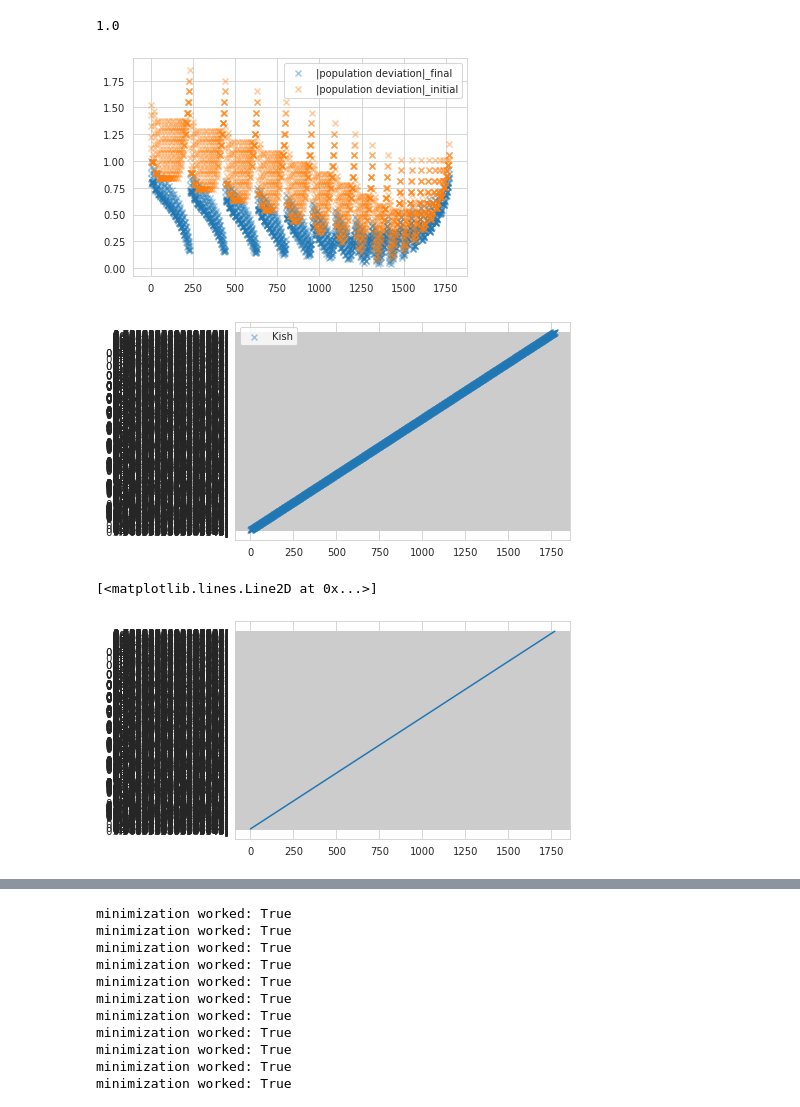
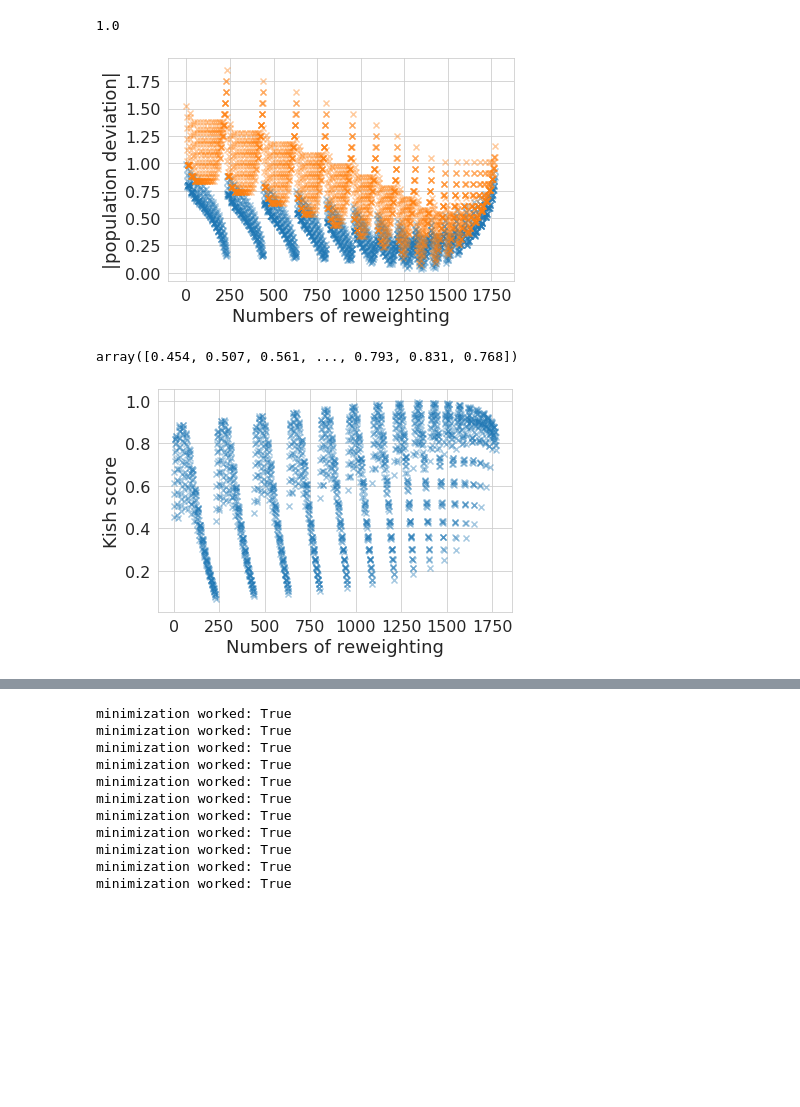
Before and after one commit to jiaqizhu-git/Jiaqi_script, a Jupyter notebook: reweight.nb.all.ipynb, the cells around one changed output, grey strips where cells are left out. Drawn from its saved outputs; the diff is of its cells as text; code cells hidden in the pictures; blank space fills up the shorter version.

```diff
--- a/reweight.nb.all.ipynb
+++ b/reweight.nb.all.ipynb
@@ -233,24 +233,42 @@ np.sum(p_initial)
 outdir = '/home/daisy/Documents/Research/Rovient/cluster_reweight_out_0.01/'
 datadir = '/home/daisy/Documents/Research/Rovient/cluster_reweight_data/'
 reweight_df = pd.read_csv(outdir + 'reweight_result.dat', header = None)
+final = reweight_df[8].to_numpy()
+initial = reweight_df[9].to_numpy()
+reweight_df[10] =  reweight_df[10].apply(lambda x: x.replace(']',''))
 
-plt.scatter(reweight_df.index, reweight_df[8], label = '|population deviation|_final', marker = 'x', alpha = 0.4)
-plt.scatter(reweight_df.index, reweight_df[9], label = '|population deviation|_initial', marker = 'x', alpha = 0.4)
-plt.legend()
-plt.show()
+kish = reweight_df[10].to_numpy()
+
+plt.scatter(reweight_df.index, final, label = '|population deviation|_final', marker = 'x', alpha = 0.4)
+plt.scatter(reweight_df.index, initial, label = '|population deviation|_initial', marker = 'x', alpha = 0.4)
+
+plt.xticks(size='16')
+plt.yticks(size='16')
+plt.xlabel('Numbers of reweighting', size=18)
+plt.ylabel('|population deviation|', size=18)
+plt.tight_layout()
+plt.savefig('reweight_notebook/population.pdf')
 # %% [output]
-[figure, old version]
+[figure, new version]
+# %%
+kish_array = np.empty(0)
+for i in kish:
+    i = float(i)
+    kish_array = np.append(kish_array, [i])
+kish_array
+# %% [output]
+array([0.454, 0.507, 0.561, ..., 0.793, 0.831, 0.768])
 # %%
-plt.scatter(reweight_df.index, reweight_df[10], label = 'Kish', marker = 'x', alpha = 0.4)
-plt.legend()
-plt.show()
+plt.scatter(reweight_df.index, kish_array, label = 'Kish', marker = 'x', alpha = 0.4)
+
+plt.xticks(size='16')
+plt.yticks(size='16')
+plt.xlabel('Numbers of reweighting', size=18)
+plt.ylabel('Kish score', size=18)
+plt.tight_layout()
+plt.savefig('reweight_notebook/kish.pdf')
 # %% [output]
-[figure, old version]
+[figure, new version]
-# %%
-plt.plot(reweight_df.index, reweight_df[10], label = 'Kish')
-# %% [output]
-[<matplotlib.lines.Line2D at 0x...>]
-[figure, removed]
 # %%
 # print(cs_df_all)
 cs_df_CA = cs_df_all[cs_df_all[1] == 'CA'].iloc[:,2:]
```
Also changed, not shown: parts of 2 cells of this notebook, 25 other files.
